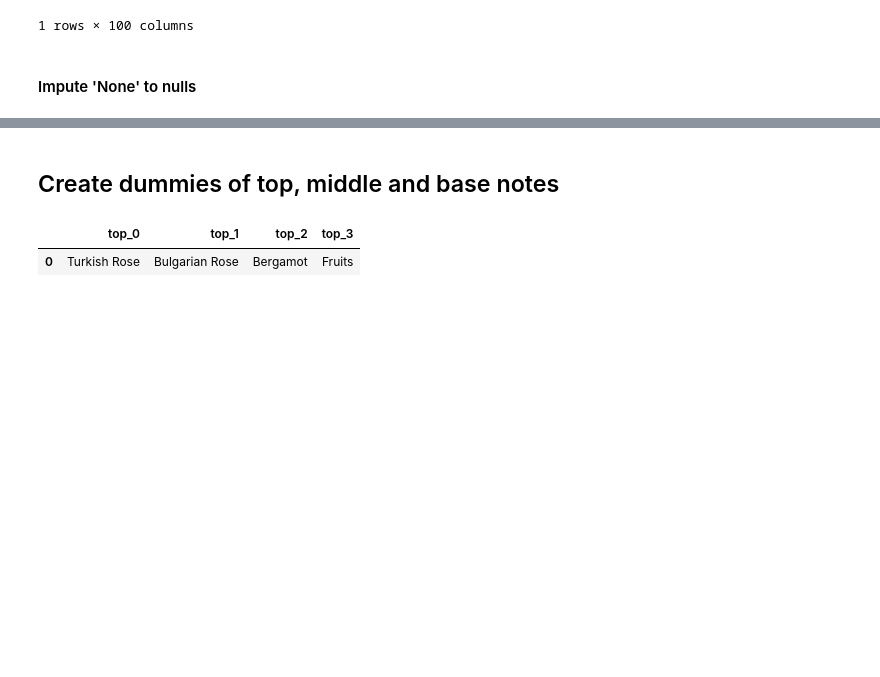
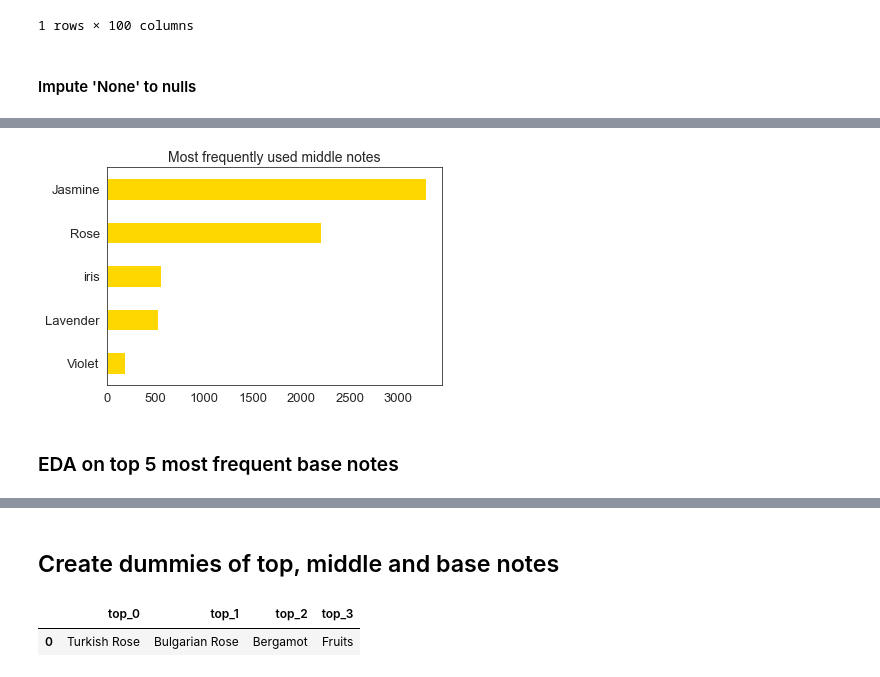
Before and after one commit to abishop17/hitting_top_notes_fragrances, a Jupyter notebook: code/notes_preprocess_eda.ipynb, the cells around one changed output, grey strips where cells are left out. Drawn from its saved outputs; the diff is of its cells as text; code cells hidden in the pictures; blank space fills up the shorter version.

```diff
--- a/code/notes_preprocess_eda.ipynb
+++ b/code/notes_preprocess_eda.ipynb
@@ -1067,0 +824,6 @@ Later I'd like to try modeling with a representative sample of top notes and res
+# %%
+printmd('**Check that sum of top notes matches dataset row count**')
+
+for i in top_cols:
+
+    print(fragrance_all_notes[i].value_counts().sum() == len(fragrance_all_notes))
@@ -1067,0 +863,27 @@ Later I'd like to try modeling with a representative sample of top notes and res
+# %%
+# For the top 5 most frequently used notes, get counts of the middle notes class
+
+middle_counts = []
+
+for i in top_5_mid_notes_value_counts_df.index:
+    for col in middle_cols:
+        middle_counts.append(top_5_mid_notes_value_counts_df.loc[i, col])
+
+middle_counts_total = []
+
+for j in range(6, len(middle_counts) + 6, 6):
+    middle_counts_total.append(sum(middle_counts[j - 6: j]))
+
+# Does the values list length match the original row count times column count for the class?
+print(len(middle_counts) == (len(top_5_mid_notes_value_counts_df.index) * 6))
+
+top_5_mid_notes_value_counts_df['middle_total'] = middle_counts_total
+
+# Does the grand total of the middle_cols columns match the grand total of the `middle_total` column?
+
+top_5_mid_notes_value_counts_df[middle_cols].sum().sum() == top_5_mid_notes_value_counts_df['middle_total'].sum().sum()
+
+# Cutoff is 5 highest counts
+top_5_mid_notes_value_counts_df = (top_5_mid_notes_value_counts_df.sort_values(by = 'middle_total',
+                                                                              ascending = False)[:5])
+top_5_mid_notes_value_counts_df
@@ -1067,0 +898,11 @@ Later I'd like to try modeling with a representative sample of top notes and res
+# %%
+# Plot most frequently used middle notes
+
+top_5_mid_notes_value_counts_df['middle_total'][::-1].plot.barh(color = 'gold')
+plt.title('Most frequently used middle notes', size = 14)
+plt.xticks(size = 13)
+plt.yticks(size = 13);
+# %% [output]
+[figure, added]
+# %% [markdown]
+### EDA on top 5 most frequent base notes
```
Also changed, not shown: parts of 47 cells of this notebook.
